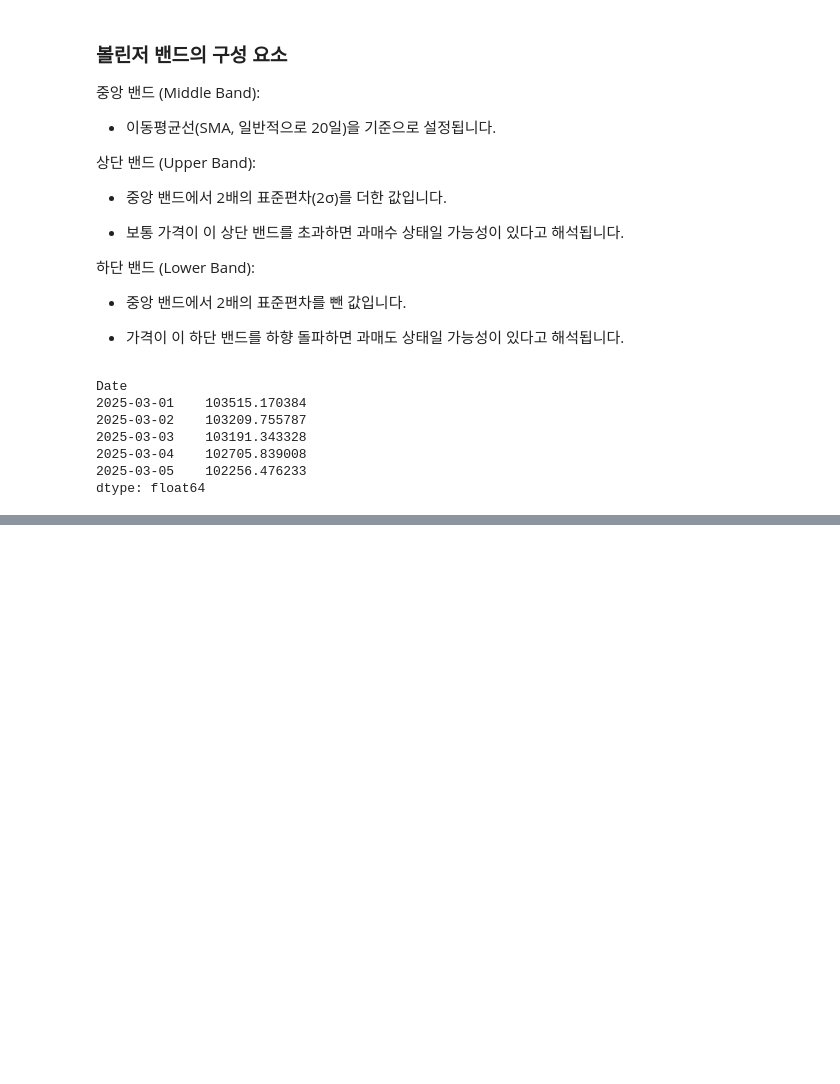
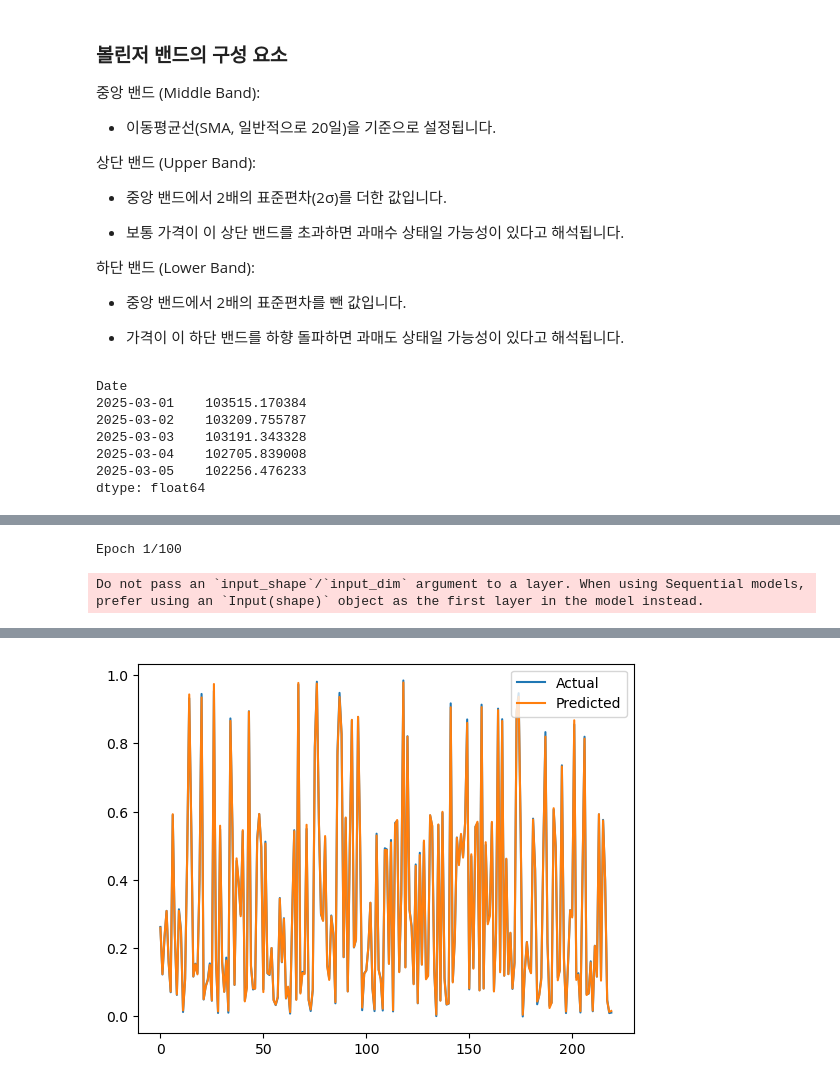
Before and after one commit to roy-jeong1116/btc-auto-trader, a Jupyter notebook: data.ipynb, the cells around one changed output, grey strips where cells are left out. Cells and saved outputs as stored; diff of their text form; code cells hidden in the pictures; blank space fills up the shorter version.

```diff
--- a/data.ipynb
+++ b/data.ipynb
@@ -265,0 +536,3 @@ fig.write_image("resources/bitcoin_price_with_bollinger_bands.png", width=800, h
+# %%
+y_test = y_test.sort_index()
+# arima_pred = pd.Series(arima_pred.values, index=y_test.index)
@@ -265,0 +565,17 @@ fig.write_image("resources/bitcoin_price_with_bollinger_bands.png", width=800, h
+# %%
+from tensorflow.keras.models import Sequential
+from tensorflow.keras.layers import Dense, LSTM
+
+# 데이터 reshape
+X_train = X_train.values.reshape(-1, X_train.shape[1], 1)
+X_test = X_test.values.reshape(-1, X_test.shape[1], 1)
+
+# LSTM 모델 생성 및 훈련
+lstm_model = Sequential()
+lstm_model.add(LSTM(50, input_shape=(X_train.shape[1], 1)))
+lstm_model.add(Dense(1))
+lstm_model.compile(loss='mean_squared_error', optimizer='adam')
+lstm_model.fit(X_train, y_train, epochs=200, batch_size=32, verbose=2)
+
+# 예측 수행
+lstm_pred = lstm_model.predict(X_test).flatten()
@@ -265,0 +626,54 @@ fig.write_image("resources/bitcoin_price_with_bollinger_bands.png", width=800, h
+# %%
+import pandas as pd
+from sklearn.model_selection import train_test_split
+from sklearn.preprocessing import MinMaxScaler
+from tensorflow.keras.models import Sequential
+from tensorflow.keras.layers import Dense, LSTM
+from sklearn.metrics import mean_squared_error
+import matplotlib.pyplot as plt
+
+# 데이터 불러오기 (날짜를 인덱스로 설정)
+df = pd.read_csv('technical_data.csv', parse_dates=['DATE'], index_col='DATE')
+
+# 데이터 전처리
+scaler = MinMaxScaler()
+df[['OPEN', 'HIGH', 'LOW', 'CLOSE', 'VOLUME', 'SMA_14', 'RSI_14', 'BOLLINGER_UPPER', 'BOLLINGER_MIDDLE', 'BOLLINGER_LOWER', 'MACD', 'MACD_SIGNAL', 'MACD_HIST', 'ATR', 'STDDEV', 'PIVOT', 'R1', 'S1', 'R2', 'S2', 'R3', 'S3', 'ENGULFING', 'DOJI', 'HAMMER', 'MORNINGSTAR', 'OBV']] = scaler.fit_transform(df[['OPEN', 'HIGH', 'LOW', 'CLOSE', 'VOLUME', 'SMA_14', 'RSI_14', 'BOLLINGER_UPPER', 'BOLLINGER_MIDDLE', 'BOLLINGER_LOWER', 'MACD', 'MACD_SIGNAL', 'MACD_HIST', 'ATR', 'STDDEV', 'PIVOT', 'R1', 'S1', 'R2', 'S2', 'R3', 'S3', 'ENGULFING', 'DOJI', 'HAMMER', 'MORNINGSTAR', 'OBV']])
+
+# 훈련 및 테스트 데이터 분리
+X = df[['OPEN', 'HIGH', 'LOW', 'VOLUME', 'SMA_14', 'RSI_14', 'BOLLINGER_UPPER', 'BOLLINGER_MIDDLE', 'BOLLINGER_LOWER', 'MACD', 'MACD_SIGNAL', 'MACD_HIST', 'ATR', 'STDDEV', 'PIVOT', 'R1', 'S1', 'R2', 'S2', 'R3', 'S3', 'ENGULFING', 'DOJI', 'HAMMER', 'MORNINGSTAR', 'OBV']]
+y = df['CLOSE']
+
+X_train, X_test, y_train, y_test = train_test_split(X, y, test_size=0.2, random_state=42)
+
+# 데이터 reshape
+X_train = X_train.values.reshape(-1, 1, X_train.shape[1])
+X_test = X_test.values.reshape(-1, 1, X_test.shape[1])
+
+# LSTM 모델 생성 및 훈련
+lstm_model = Sequential()
+lstm_model.add(LSTM(50, input_shape=(1, X_train.shape[2])))
+lstm_model.add(Dense(1))
+lstm_model.compile(loss='mean_squared_error', optimizer='adam')
+lstm_model.fit(X_train, y_train.values, epochs=100, batch_size=32, verbose=2)
+
+# 예측 수행
+y_pred_train = lstm_model.predict(X_train).flatten()
+y_pred_test = lstm_model.predict(X_test).flatten()
+
+# 성능 평가
+train_mse = mean_squared_error(y_train.values, y_pred_train)
+test_mse = mean_squared_error(y_test.values, y_pred_test)
+print(f"Train MSE: {train_mse}")
+print(f"Test MSE: {test_mse}")
+
+if train_mse < test_mse:
+    print("Model might be overfitting.")
+
+# 시각화
+plt.plot(y_test.values, label='Actual')
+plt.plot(y_pred_test, label='Predicted')
+plt.legend()
+plt.show()
+# %% [output]
+Epoch 1/100
+Do not pass an `input_shape`/`input_dim` argument to a layer. When using Sequential models, prefer using an `Input(shape)` object as the first layer in the model instead.
@@ -265,0 +697 @@ fig.write_image("resources/bitcoin_price_with_bollinger_bands.png", width=800, h
+[figure, added]
```
Also changed, not shown: parts of 16 cells of this notebook, 6 other files.
